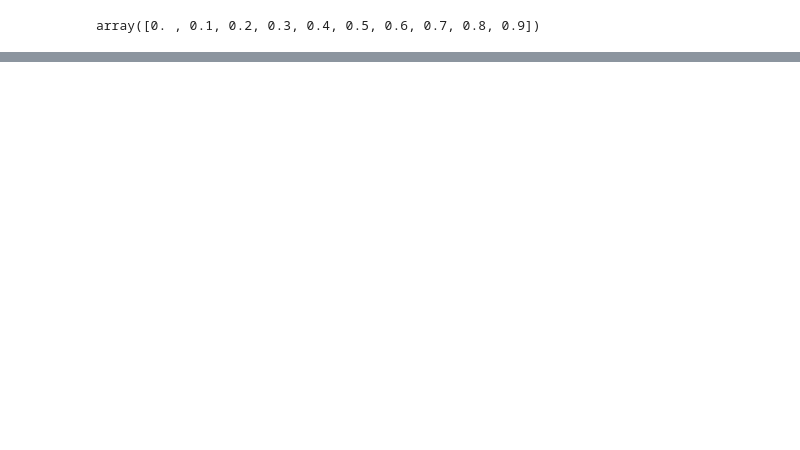
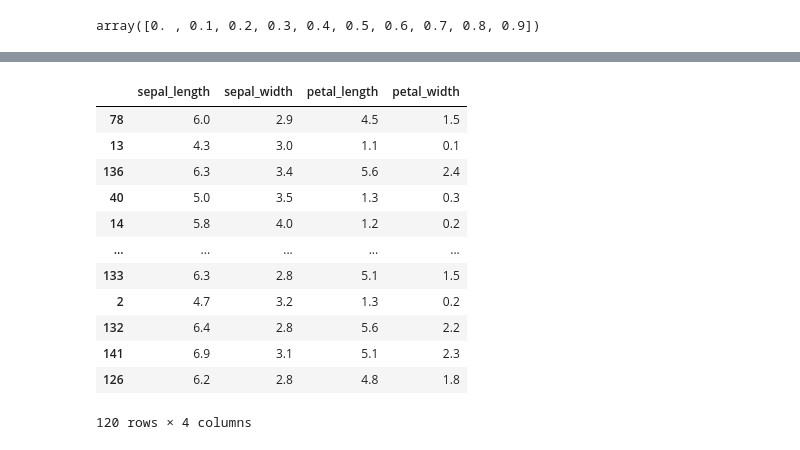
Before and after one commit to AyushiB56/Neural-Network, a Jupyter notebook: dropout.ipynb, the cells around one changed output, grey strips where cells are left out. Cells and saved outputs as stored; diff of their text form; code cells hidden in the pictures; blank space fills up the shorter version.

```diff
--- a/dropout.ipynb
+++ b/dropout.ipynb
@@ -362,0 +462,16 @@ plt.show()
+# %%
+X_train
+# %% [output]
+|  | sepal_length | sepal_width | petal_length | petal_width |
+| 78 | 6.0 | 2.9 | 4.5 | 1.5 |
+| 13 | 4.3 | 3.0 | 1.1 | 0.1 |
+| 136 | 6.3 | 3.4 | 5.6 | 2.4 |
+| 40 | 5.0 | 3.5 | 1.3 | 0.3 |
+| 14 | 5.8 | 4.0 | 1.2 | 0.2 |
+| ... | ... | ... | ... | ... |
+| 133 | 6.3 | 2.8 | 5.1 | 1.5 |
+| 2 | 4.7 | 3.2 | 1.3 | 0.2 |
+| 132 | 6.4 | 2.8 | 5.6 | 2.2 |
+| 141 | 6.9 | 3.1 | 5.1 | 2.3 |
+| 126 | 6.2 | 2.8 | 4.8 | 1.8 |
+120 rows × 4 columns
```
Also changed, not shown: parts of 37 cells of this notebook.
